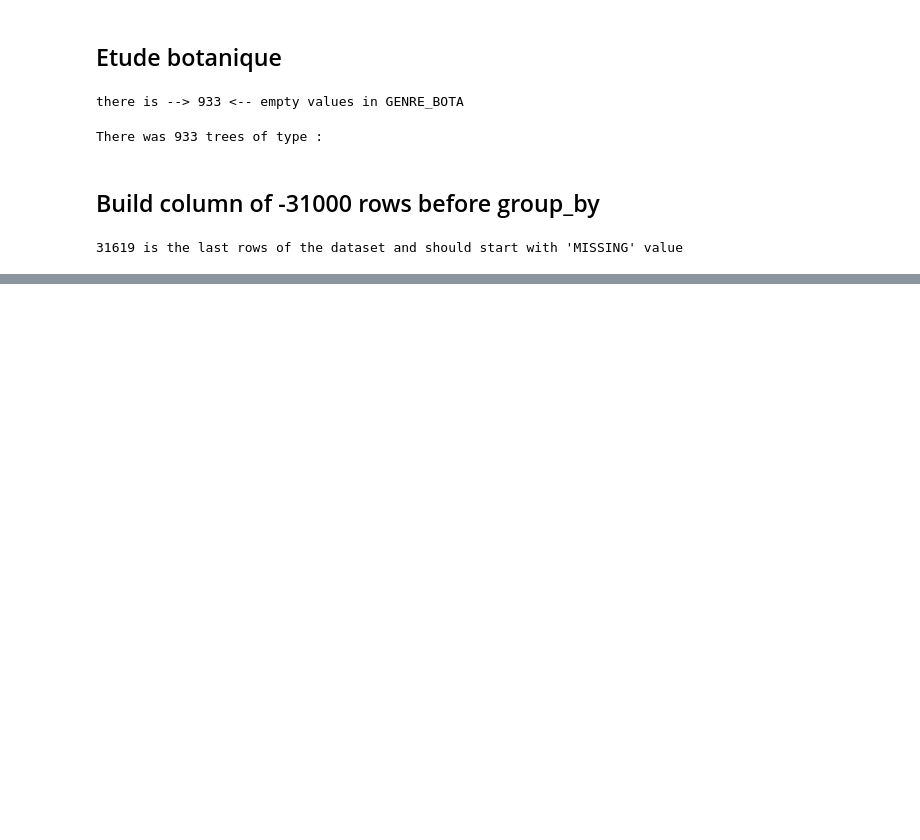
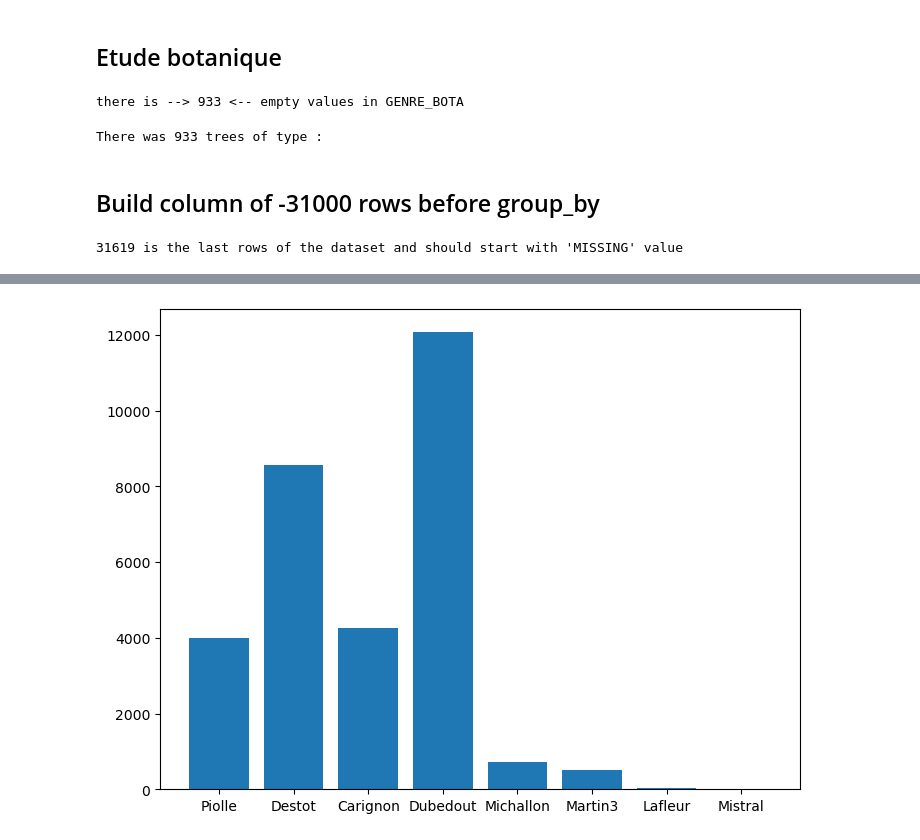
Before and after one commit to ManuLabricole/CDN-StatisticExploratoire, a Jupyter notebook: notebooks/arbres.ipynb, the cells around one changed output, grey strips where cells are left out. Drawn from its saved outputs; the diff is of its cells as text; code cells hidden in the pictures; blank space fills up the shorter version.

Commit message:
work on bin for bar chart

```diff
--- a/notebooks/arbres.ipynb
+++ b/notebooks/arbres.ipynb
@@ -417,0 +471,9 @@ for key in concatDictByType.keys():
+# %%
+fig = plt.figure()
+ax = fig.add_axes([0,0,1,1])
+maire_list = maireTreeDict.keys()
+tree_planted = maireTreeDict.values()
+ax.bar(maire_list,tree_planted)
+plt.show()
+# %% [output]
+[figure, added]
```
Also changed, not shown: parts of 29 cells of this notebook.
